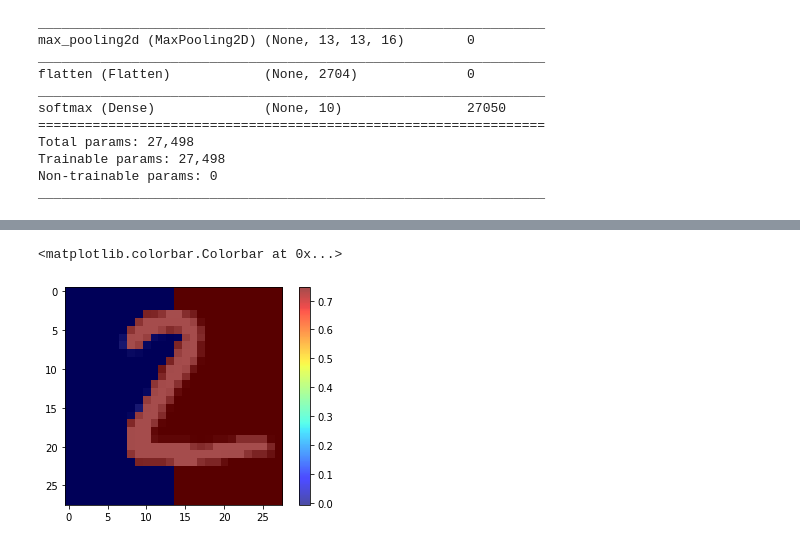
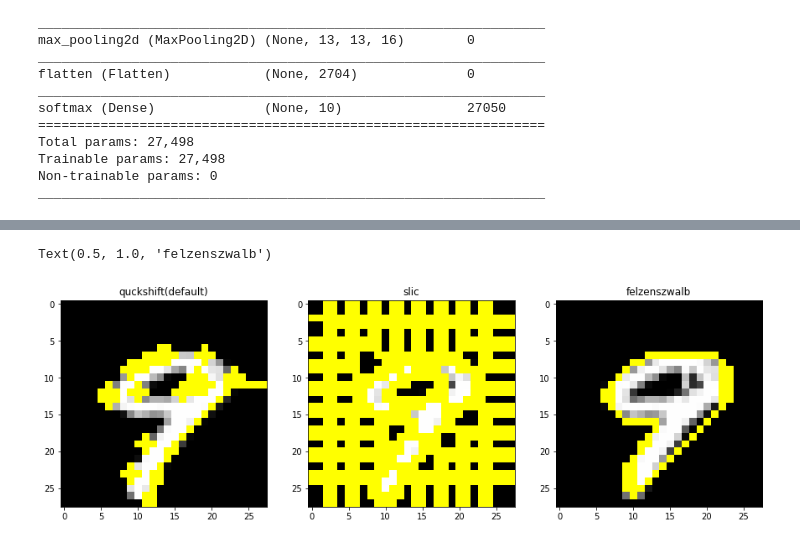
Before and after one commit to naonaorange/xai_samples, a Jupyter notebook: lime_categorize_mnist.ipynb, the cells around one changed output, grey strips where cells are left out. Cells and saved outputs as stored; diff of their text form; code cells hidden in the pictures.

```diff
--- a/lime_categorize_mnist.ipynb
+++ b/lime_categorize_mnist.ipynb
@@ -127,7 +134,7 @@ from lime import lime_image
 from skimage.segmentation import mark_boundaries
 import random
 
-i = 1
-plt.imshow(x_test[i])
+image_index = 9
+plt.imshow(x_test[image_index])
 # %% [output]
 <matplotlib.image.AxesImage at 0x...>
@@ -168,12 +203,41 @@ plt.imshow(mark_boundaries(image, mask))
 # %%
-index = exp.top_labels[0]
+from lime.wrappers.scikit_image import SegmentationAlgorithm
 
-dict_heatmap = dict(exp.local_exp[index])
-heatmap = np.vectorize(dict_heatmap.get)(exp.segments)
+fig = plt.figure(figsize=[15,5])
 
-plt.imshow(x_test[i])
-plt.imshow(heatmap, alpha=0.7, cmap='jet')
-plt.colorbar()
+# quick shift segmentation algorithm
+quick_shift_seg_fn = SegmentationAlgorithm(
+    'quickshift',
+    kernel_size=4,
+    max_dist=200,
+    radio=0.2,
+    random_seed=42
+)
+quick_shift_seg = quick_shift_seg_fn(x_test[image_index])
+
+fig.add_subplot(1, 3, 1)
+plt.imshow(mark_boundaries(np.array(x_test[image_index]), quick_shift_seg))
+plt.title('quckshift(default)')
+
+# slic segmenatation algorithm
+slic_seg_fn = SegmentationAlgorithm(
+    'slic',
+)
+
+slic_seg = slic_seg_fn(x_test[image_index])
+fig.add_subplot(1, 3, 2)
+plt.imshow(mark_boundaries(np.array(x_test[image_index]), slic_seg))
+plt.title('slic')
+
+#felzenzwalb segmentation algorithm
+felzenzwalb_seg_fn = SegmentationAlgorithm(
+    'felzenszwalb',
+)
+
+felzenzwalb_seg = felzenzwalb_seg_fn(x_test[image_index])
+fig.add_subplot(1, 3, 3)
+plt.imshow(mark_boundaries(np.array(x_test[image_index]), felzenzwalb_seg))
+plt.title('felzenszwalb')
 # %% [output]
-<matplotlib.colorbar.Colorbar at 0x...>
+Text(0.5, 1.0, 'felzenszwalb')
-[figure, old version]
+[figure, new version]
```
Also changed, not shown: parts of 13 cells of this notebook.
